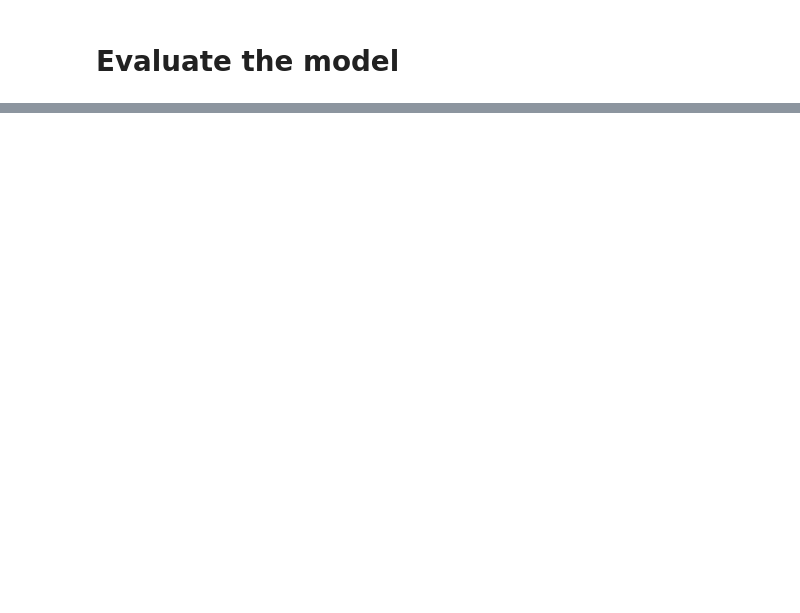
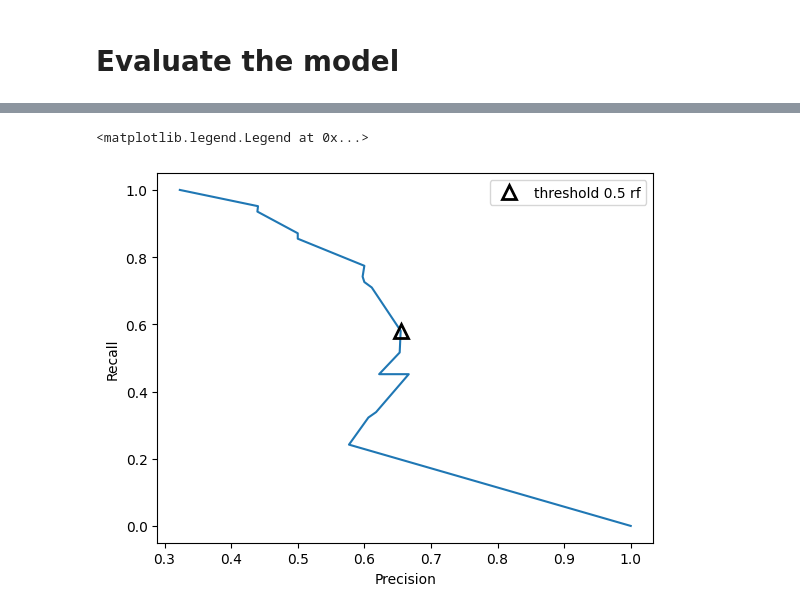
Before and after one commit to Timo4D/MachineLearning-SoSe2024, a Jupyter notebook: metrics.ipynb, the cells around one changed output, grey strips where cells are left out. Drawn from its saved outputs; the diff is of its cells as text; code cells hidden in the pictures; blank space fills up the shorter version.

```diff
--- a/metrics.ipynb
+++ b/metrics.ipynb
@@ -108,0 +133,17 @@ weighted avg       0.75      0.75      0.75       192
+# %%
+from sklearn.metrics import precision_recall_curve
+
+precision, recall, thresholds = precision_recall_curve(y_test, tree.predict_proba(X_test)[:, 1])
+
+plt.plot(precision, recall)
+
+close_default = np.argmin(np.abs(thresholds - 0.5))
+plt.plot(precision[close_default], recall[close_default], '^', c='k',
+         markersize=10, label="threshold 0.5 rf", fillstyle="none", mew=2)
+
+plt.xlabel("Precision")
+plt.ylabel("Recall")
+plt.legend(loc="best")
+# %% [output]
+<matplotlib.legend.Legend at 0x...>
+[figure, added]
```
Also changed, not shown: parts of 17 cells of this notebook, 2 other files.
